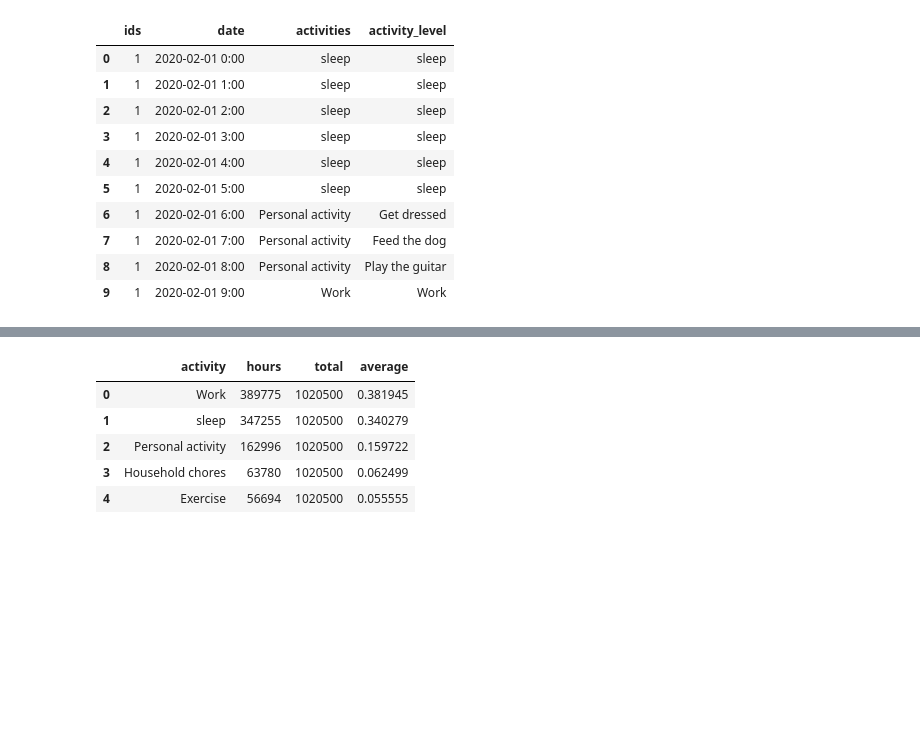
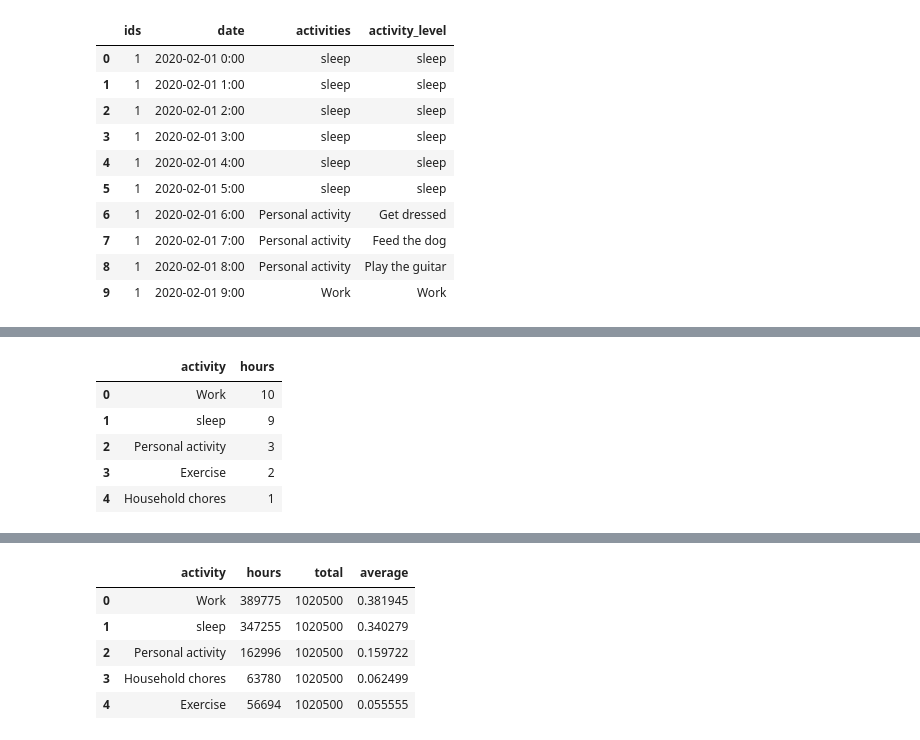
Before and after one commit to gbagatini/Microsoft_hackathon, a Jupyter notebook: Data_start.ipynb, the cells around one changed output, grey strips where cells are left out. Saved outputs shown, nothing was run; the diff lists cells and outputs as text; code cells hidden in the pictures; blank space fills up the shorter version.

```diff
--- a/Data_start.ipynb
+++ b/Data_start.ipynb
@@ -329,0 +333,9 @@ fig.show()
+# %%
+values
+# %% [output]
+|  | activity | hours |
+| 0 | Work | 10 |
+| 1 | sleep | 9 |
+| 2 | Personal activity | 3 |
+| 3 | Exercise | 2 |
+| 4 | Household chores | 1 |
```
Also changed, not shown: parts of 7 cells of this notebook.
